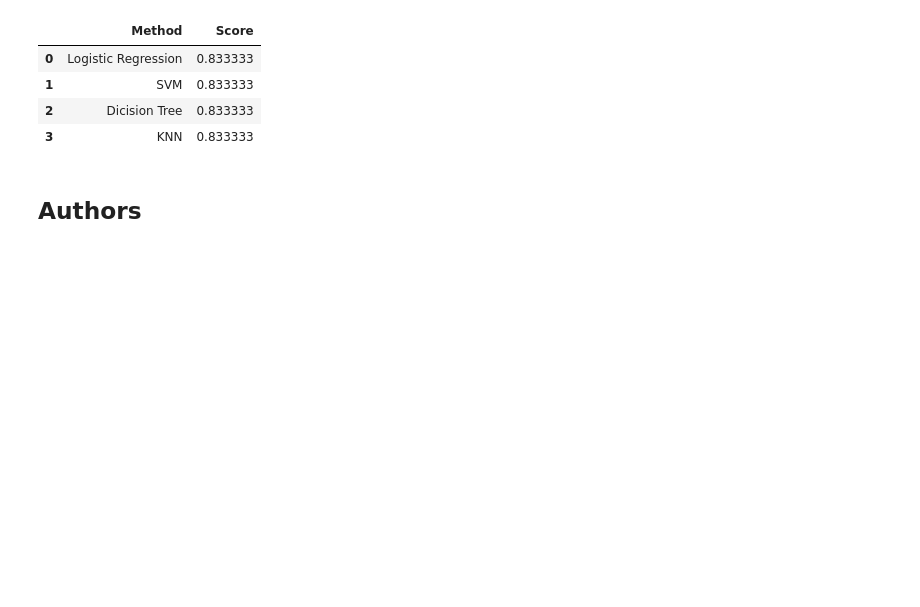
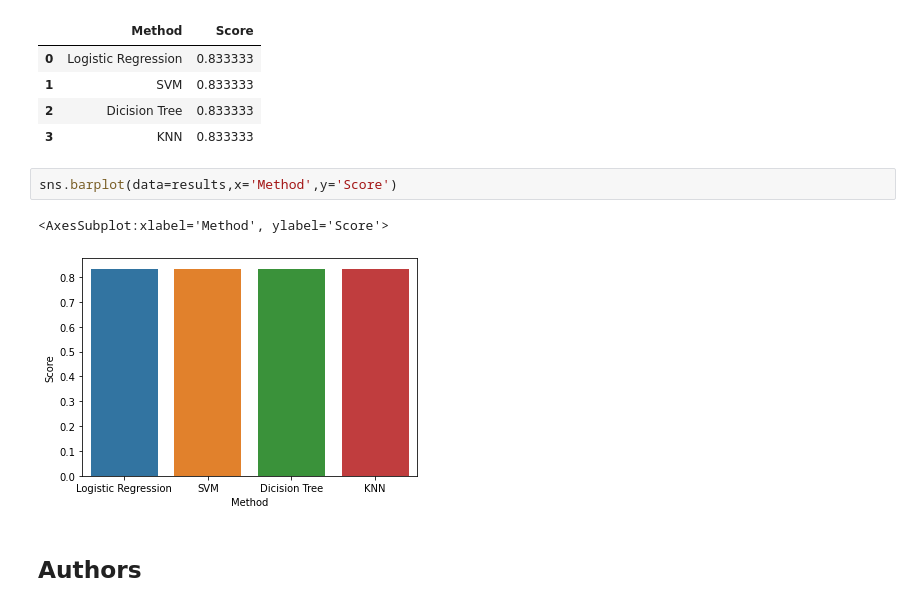
Before and after one commit to 3dmahdi/capstone1, a Jupyter notebook: SpaceX Machine Learning Prediction.ipynb, the cells around one changed output. Cells and saved outputs as stored; diff of their text form; blank space fills up the shorter version.

```diff
--- a/SpaceX Machine Learning Prediction.ipynb
+++ b/SpaceX Machine Learning Prediction.ipynb
@@ -331,6 +333,11 @@ results
 | 1 | SVM | 0.833333 |
 | 2 | Dicision Tree | 0.833333 |
 | 3 | KNN | 0.833333 |
+# %%
+sns.barplot(data=results,x='Method',y='Score')
+# %% [output]
+<AxesSubplot:xlabel='Method', ylabel='Score'>
+[figure, added]
 # %% [markdown]
 ## Authors
 # %% [markdown]
```
Also changed, not shown: parts of 2 cells of this notebook.
